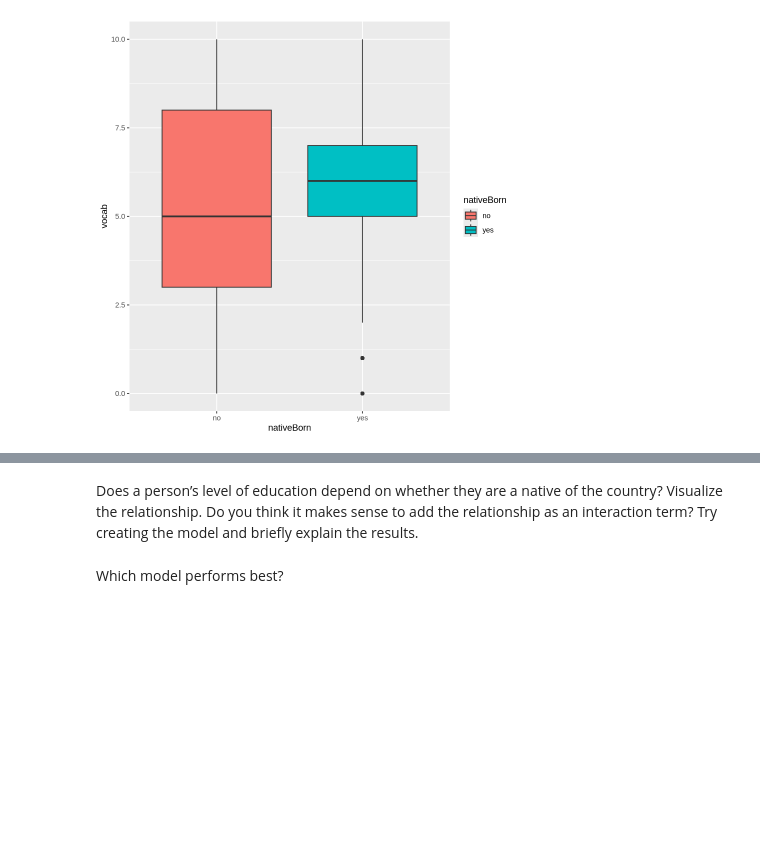
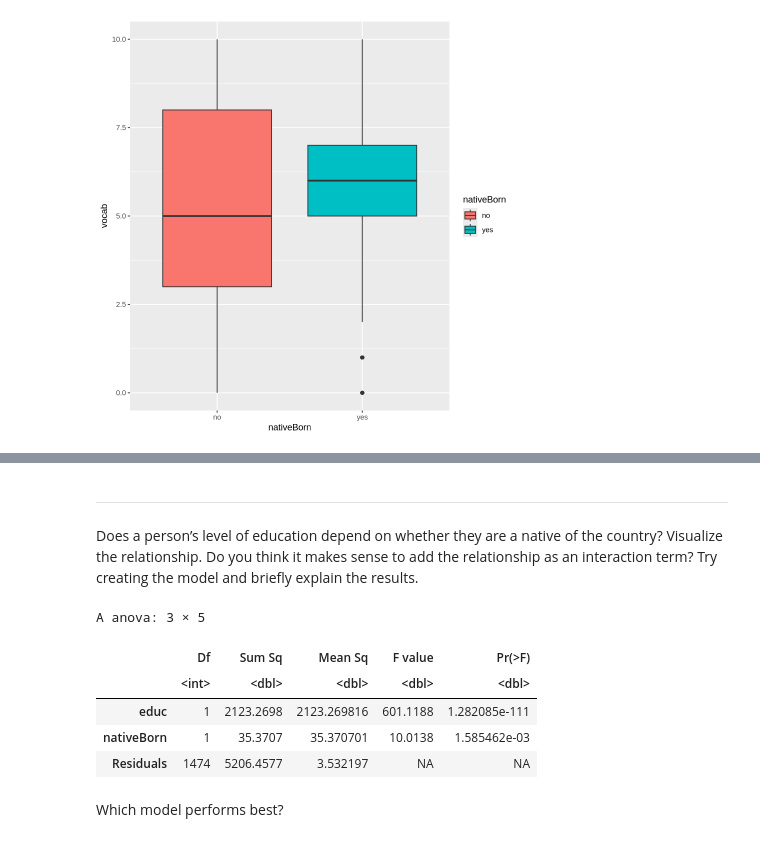
Before and after one commit to JosephineKianna25/CulturalDataScience, a Jupyter notebook: PortfolioTwo.ipynb, the cells around one changed output, grey strips where cells are left out. Cells and saved outputs as stored; diff of their text form; code cells hidden in the pictures; blank space fills up the shorter version.

```diff
--- a/PortfolioTwo.ipynb
+++ b/PortfolioTwo.ipynb
@@ -195,4 +212,7 @@ ggplot(dat1978, aes(x = nativeBorn,
 # %% [output]
 [figure]
 # %%
-# Model til denne opgave
+# Model
+
+vocab_model_2 <- lm(vocab ~ educ + nativeBorn, dat1978)
+summary(vocab_model_2)
@@ -199,6 +238,16 @@ ggplot(dat1978, aes(x = nativeBorn,
 # %% [markdown]
+_____________________________________________________________________________________________________________________________
 Does a person’s level of education depend on whether they are a native of the country?
 Visualize the relationship. Do you think it makes sense to add the relationship as an interaction term? Try creating the model and briefly explain the results.
+# %%
+anova(vocab_model_2) # måske sker der noget her ? men er ik sikker
+# %% [output]
+A anova: 3 × 5
+|  | Df | Sum Sq | Mean Sq | F value | Pr(>F) |
+|  | <int> | <dbl> | <dbl> | <dbl> | <dbl> |
+| educ | 1 | 2123.2698 | 2123.269816 | 601.1188 | 1.282085e-111 |
+| nativeBorn | 1 | 35.3707 | 35.370701 | 10.0138 | 1.585462e-03 |
+| Residuals | 1474 | 5206.4577 | 3.532197 | NA | NA |
 # %% [markdown]
 Which model performs best?
 # %% [markdown]
```
Also changed, not shown: parts of 10 cells of this notebook.
